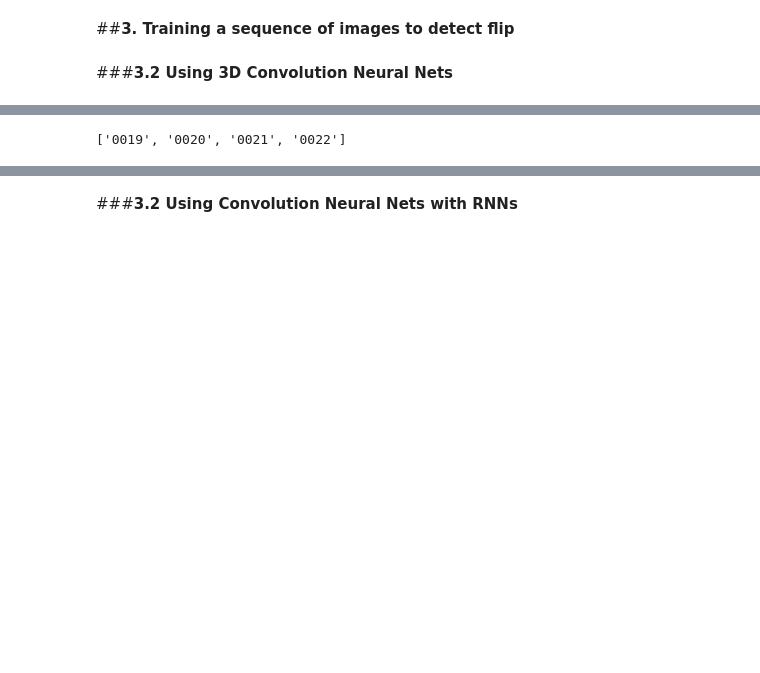
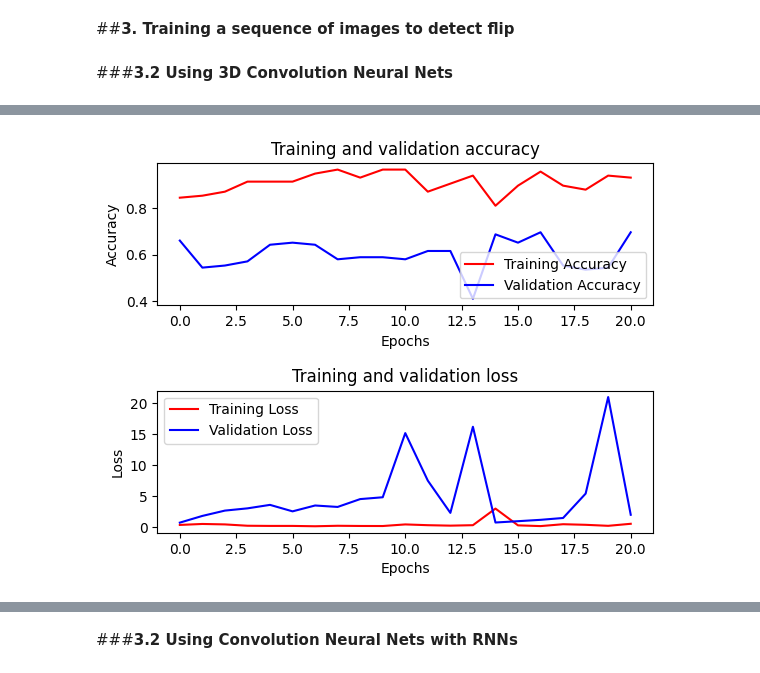
Before and after one commit to pradlanka/Apziva, a Jupyter notebook: EgwgsEeWZem4iXIs/MonReader.ipynb, the cells around one changed output, grey strips where cells are left out. Cells and saved outputs as stored; diff of their text form; code cells hidden in the pictures; blank space fills up the shorter version.

Commit message:
Updated with sequence models

```diff
--- a/EgwgsEeWZem4iXIs/MonReader.ipynb
+++ b/EgwgsEeWZem4iXIs/MonReader.ipynb
@@ -513,6 +518,7 @@ class VideoFrameGenerator(Sequence):
           for file_name in os.listdir(os.path.join(self.directory, classes)):
             if file_name.endswith('.jpg'):
                 video_id, frame_number = file_name.split('_')
+                video_id = classes+video_id
                 frame_number = int(frame_number.split('.')[0])
                 if video_id not in video_dict:
                     video_dict[video_id] = []
@@ -552,15 +558,6 @@ class VideoFrameGenerator(Sequence):
             y[i] = self.labels_vids[video_id] # Extracting label ID
 
         return X, y
-
-# Parameters
-directory = os.path.join(train_dir)
-batch_size = 4
-num_frames = 10  # Number of frames per video clip
-target_size = (320, 180) # Image target size
-
-# Create the data generator
-train_generator = VideoFrameGenerator(directory, batch_size, num_frames, target_size)
 # %%
 import tensorflow as tf
 from tensorflow.keras import models, layers
@@ -568,21 +565,23 @@ import numpy as np
 import os
 
 # Parameters
-num_frames = 16  # Number of frames per video clip
+num_frames = 10  # Number of frames per video clip. We will just use the first 10 frames. So as to be fair across all sequences
 batch_size = 4
-input_shape = (num_frames, 320, 180, 3)  # Define the input shape correctly
+target_size = (320, 180) # Each image size
+input_shape = (num_frames, *target_size , 3)  # Define the input shape
 
 # Build the 3D CNN model
 def build_model(input_shape):
     model = models.Sequential([
-        layers.Conv3D(32, kernel_size=(3, 3, 3), activation='relu', padding='same', input_shape=input_shape),
-        layers.MaxPooling3D(pool_size=(2, 2, 2),  padding='same'),
-        layers.Conv3D(64, kernel_size=(3, 3, 3), activation='relu' , padding='same'),
-        layers.MaxPooling3D(pool_size=(2, 2, 2),  padding='same'),
-        layers.Conv3D(128, kernel_size=(3, 3, 3), activation='relu',  padding='same'),
+        layers.Conv3D(32, kernel_size=(1, 3, 3), activation='relu', input_shape=input_shape),
+        layers.MaxPooling3D(pool_size=(2, 2, 2)),
+        layers.Conv3D(64, kernel_size=(1, 3, 3), activation='relu'),
+        layers.MaxPooling3D(pool_size=(2, 2, 2)),
+        layers.Conv3D(128, kernel_size=(1, 3, 3), activation='relu',  padding='same'),
         layers.MaxPooling3D(pool_size=(2, 2, 2),  padding='same'),
         layers.Flatten(),
         layers.Dense(128, activation='relu'),
+        layers.Dropout(0.8), # Dropout for regularization
         layers.Dense(1, activation='sigmoid')
     ])
     return model
@@ -612,11 +611,19 @@ Non-trainable params: 0 (0.00 Byte)
 _________________________________________________________________
 # %%
 # Assuming you have separate training and validation directories
-
+from tensorflow.keras.callbacks import EarlyStopping
 
 train_generator = VideoFrameGenerator(train_dir, batch_size, num_frames, target_size)
 validation_generator = VideoFrameGenerator(test_dir, batch_size, num_frames, target_size)
 
-# Train the model
-model3.fit(train_generator, epochs=10, validation_data=validation_generator)
+# Implement early stopping to avoid overfitting
+# and reduce the trainig time if model stops improving
+early_stopping = EarlyStopping(monitor='val_loss',
+                               patience=20,
+                               verbose=1,
+                               restore_best_weights=True)
+
+
+# Train the model for 50 epochs
+history3 = model3.fit(train_generator, epochs=50, validation_data=validation_generator, callbacks=[early_stopping])
 # %% [output]
@@ -645,6 +646,0 @@ def data_generation(self, batch_video_ids):
-# %%
-index = 0
-batch_video_ids = video_ids[index * batch_size:(index + 1) * batch_size]
-batch_video_ids
-# %% [output]
-['0019', '0020', '0021', '0022']
@@ -665,0 +647,4 @@ y[i] = self.labels_vids[video_id] # Extracting label ID
+# %%
+plot_history(history3)
+# %% [output]
+[figure, added]
```
Also changed, not shown: parts of 19 cells of this notebook.
